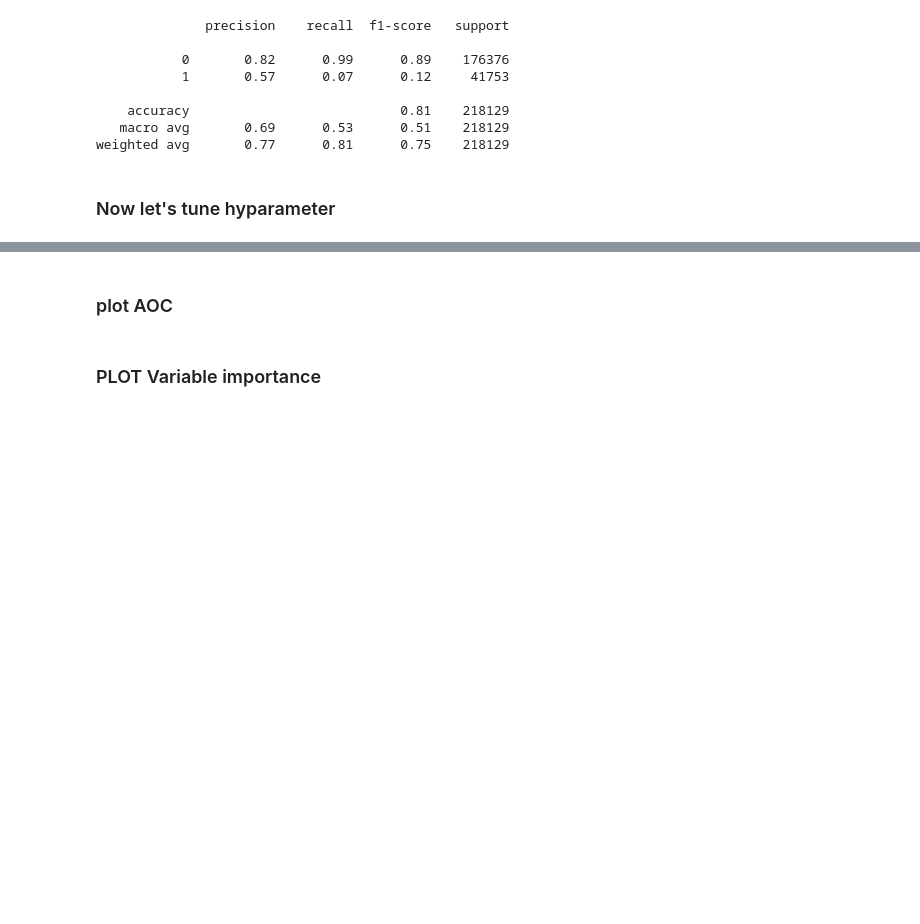
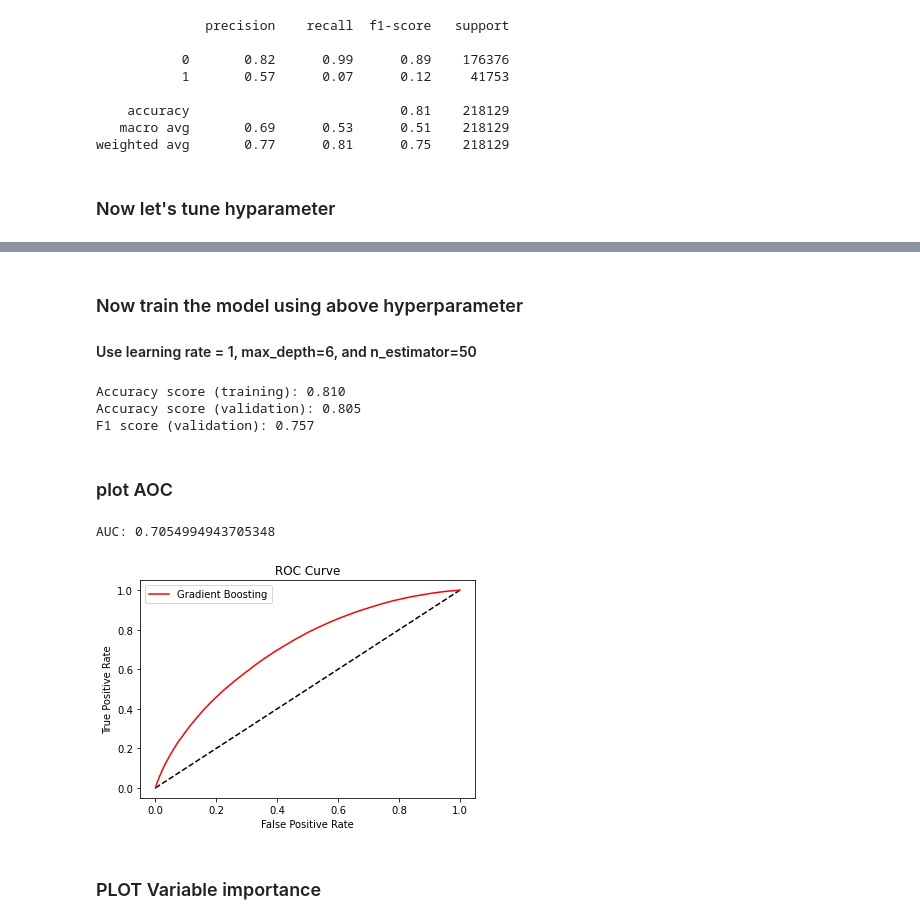
Before and after one commit to zonghaozhou/LendingClub-1, a Jupyter notebook: Modeling.ipynb, the cells around one changed output, grey strips where cells are left out. Saved outputs shown, nothing was run; the diff lists cells and outputs as text; code cells hidden in the pictures; blank space fills up the shorter version.

```diff
--- a/Modeling.ipynb
+++ b/Modeling.ipynb
@@ -129,7 +129,7 @@ y.value_counts()
 1    210071
 Name: loan_status, dtype: int64
 # %%
-X_train, X_test, y_train, y_test = train_test_split(X, y, test_size = 0.2, random_state=42)
+X_train, X_test, y_train, y_test = train_test_split(X, y, test_size = 0.3, random_state=42)
 # %%
 print("Shape of X_train:", np.shape(X_train))
 print("Shape of y_train:", np.shape(y_train))
@@ -225,0 +294,12 @@ tuning.grid_scores_, tuning.best_params_, tuning.best_score_
+# %%
+n_estimators = [20, 30,50,100]
+
+for n_estimator in n_estimators:
+    gb = GradientBoostingClassifier(n_estimators=n_estimator, learning_rate = 1, max_features=2, max_depth = 6, random_state = 0)
+    gb.fit(X_train, y_train)
+    y_pred = gb.predict(X_test)
+    print("n_estimator: ", n_estimator)
+    print("Accuracy score (training): {0:.3f}".format(gb.score(X_train, y_train)))
+    print("Accuracy score (validation): {0:.3f}".format(gb.score(X_test, y_test)))
+    print("F1 score (validation): {0:.3f}".format(f1_score(y_test, y_pred, average='weighted')))
+    print()
@@ -226 +326,15 @@ tuning.grid_scores_, tuning.best_params_, tuning.best_score_
+# %% [markdown]
+### Now train the model using above hyperparameter
+#### Use learning rate = 1, max_depth=6, and n_estimator=50
+# %%
+gb = GradientBoostingClassifier(n_estimators=50, learning_rate = 1, max_features=2, max_depth = 6, random_state = 0)
+gb.fit(X_train, y_train)
+y_pred = gb.predict(X_test)
+print("Accuracy score (training): {0:.3f}".format(gb.score(X_train, y_train)))
+print("Accuracy score (validation): {0:.3f}".format(gb.score(X_test, y_test)))
+print("F1 score (validation): {0:.3f}".format(f1_score(y_test, y_pred, average='weighted')))
+# %% [output]
+Accuracy score (training): 0.810
+Accuracy score (validation): 0.805
+F1 score (validation): 0.757
 # %%
@@ -235,5 +349,26 @@ print(cl_cv.best_estimator_)
 # %% [markdown]
 ### plot AOC
+# %%
+# Calculated probability
+y_pred_prob = gb.predict_proba(X_test)[:, 1]
+
+# Generate ROC curve values: fpr, tpr, thresholds
+fpr, tpr, thresholds = roc_curve(y_test, y_pred_prob)
+
+# Area under the curve.
+print("AUC: {}".format(roc_auc_score(y_test, y_pred_prob)))
+
+# Plot ROC curve
+plt.plot([0, 1], [0, 1], 'k--')
+plt.plot(fpr, tpr, 'r', label='Gradient Boosting')
+plt.xlabel('False Positive Rate')
+plt.ylabel('True Positive Rate')
+plt.title('ROC Curve')
+plt.legend()
+plt.show()
+# %% [output]
+AUC: 0.7054994943705348
+[figure, added]
 # %% [markdown]
 ### PLOT Variable importance
 # %%
```
Also changed, not shown: parts of 8 cells of this notebook.
